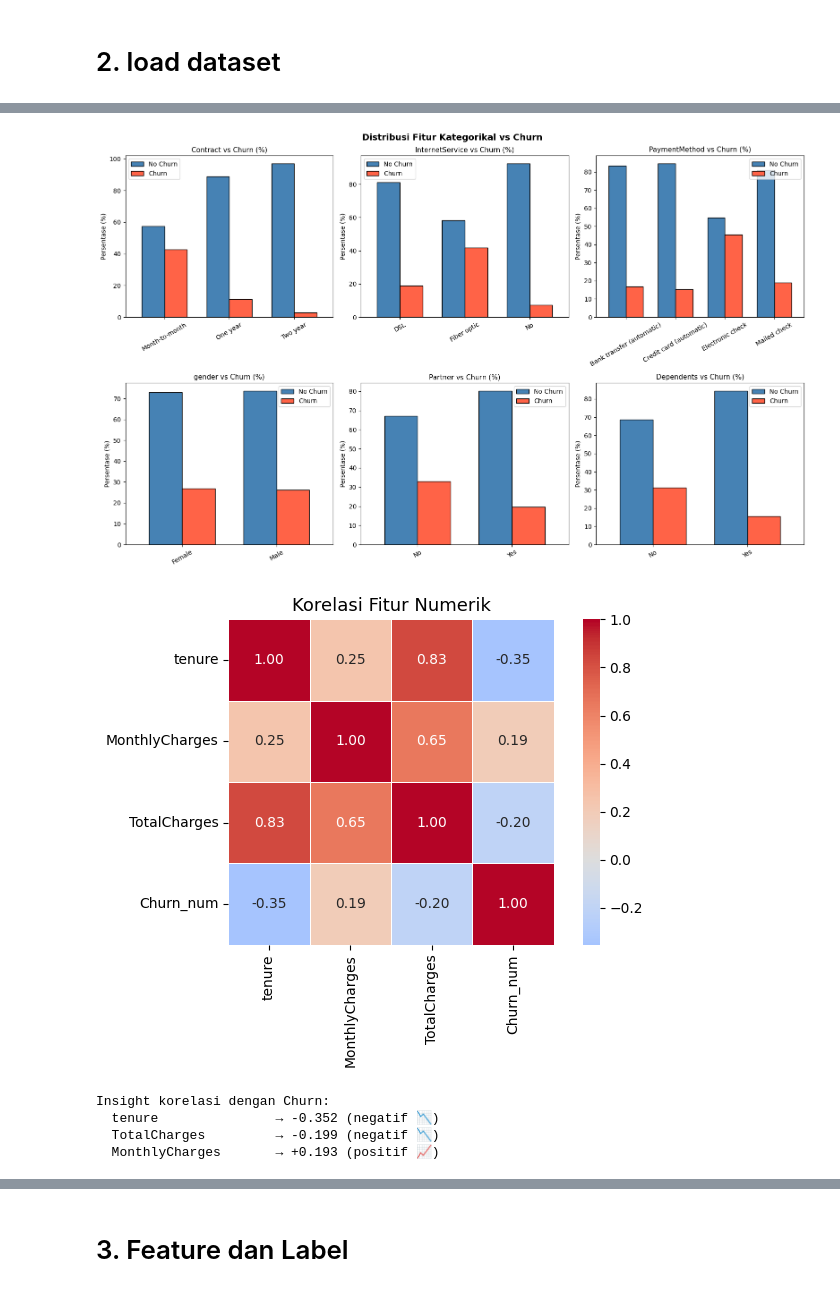
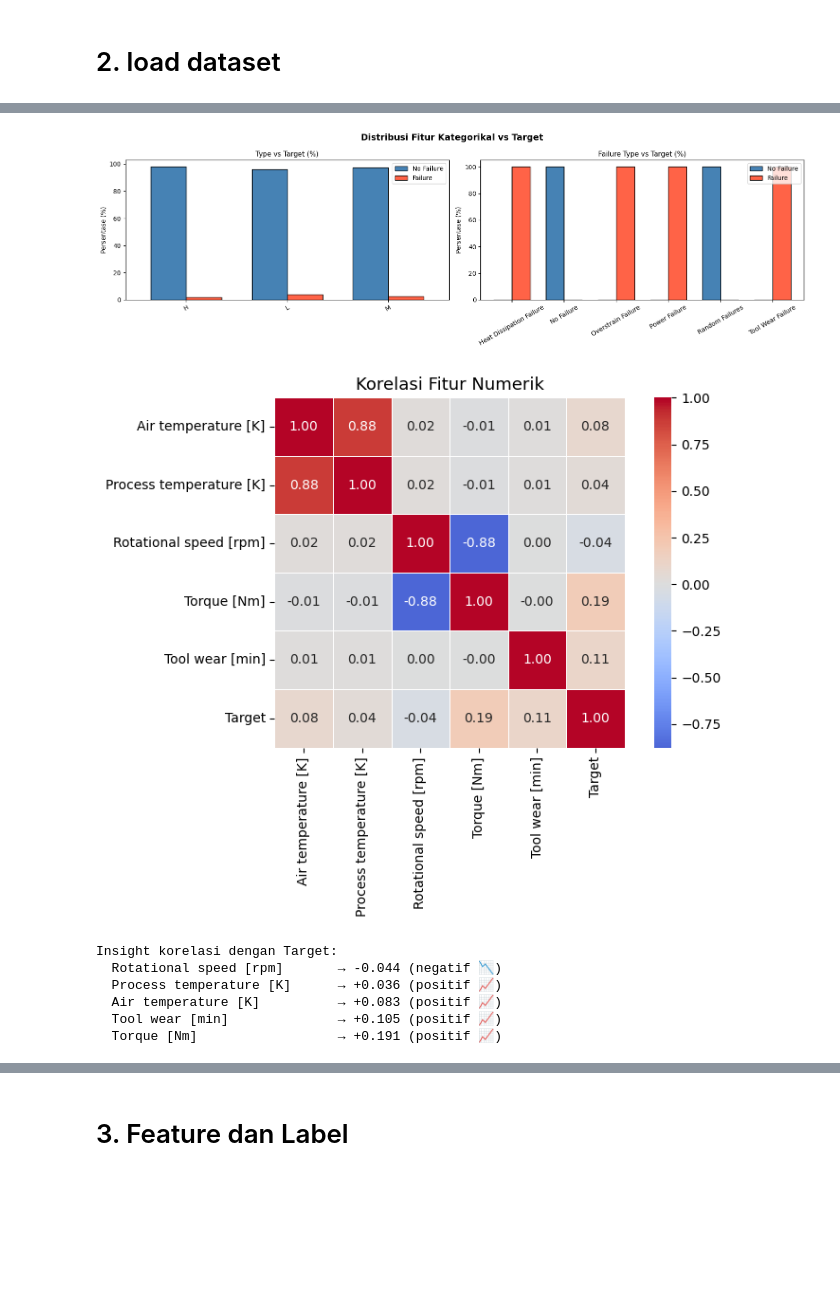
Before and after one commit to Qorrykharismayani/Tugas-Besar-Machine-Learning, a Jupyter notebook: notebooks/model_rf.ipynb, the cells around one changed output, grey strips where cells are left out. Drawn from its saved outputs; the diff is of its cells as text; code cells hidden in the pictures; blank space fills up the shorter version.

```diff
--- a/notebooks/model_rf.ipynb
+++ b/notebooks/model_rf.ipynb
@@ -31,14 +31,14 @@ print("✅ Library siap")
 # %% [markdown]
 # 2. load dataset
 # %%
-df = pd.read_csv('../data/WA_Fn-UseC_-Telco-Customer-Churn.csv')
+df = pd.read_csv('../data/predictive_maintenance.csv')
 
 print("Shape:", df.shape)
 print("\nMissing Values:")
 print(df.isnull().sum())
 print("\nTarget Distribution:")
-print(df['Churn'].value_counts())
+print(df['Target'].value_counts())
 print("\nTarget Ratio:")
-print(df['Churn'].value_counts(normalize=True).round(3))
+print(df['Target'].value_counts(normalize=True).round(3))
 df.head()
 # %% [output]
@@ -114,20 +88,20 @@ None
 # %%
+# Distribusi target & tipe data
+
 fig, axes = plt.subplots(1, 2, figsize=(14, 5))
 
-# Plot 1: Target distribution
-df['Churn'].value_counts().plot(
+df['Target'].value_counts().plot(
     kind='bar', ax=axes[0],
     color=['steelblue', 'tomato'],
     edgecolor='black'
 )
-axes[0].set_title('Distribusi Target (Churn)', fontsize=13)
-axes[0].set_xticklabels(['No Churn (0)', 'Churn (1)'], rotation=0)
+axes[0].set_title('Distribusi Target (Failure)', fontsize=13)
+axes[0].set_xticklabels(['No Failure (0)', 'Failure (1)'], rotation=0)
 axes[0].set_ylabel('Jumlah')
-for i, v in enumerate(df['Churn'].value_counts()):
+for i, v in enumerate(df['Target'].value_counts()):
     axes[0].text(i, v + 30, f'{v:,}\n({v/len(df)*100:.1f}%)',
                  ha='center', fontweight='bold')
 
-# Plot 2: Tipe data per kolom
 dtype_counts = df.dtypes.value_counts()
 dtype_counts.plot(
     kind='bar', ax=axes[1],
@@ -184,37 +156,36 @@ plt.show()
 # %%
-cat_cols_viz = ['Contract', 'InternetService', 'PaymentMethod',
-                'gender', 'Partner', 'Dependents']
+# Distribusi fitur kategorikal vs target
 
-fig, axes = plt.subplots(2, 3, figsize=(16, 10))
-axes = axes.flatten()
+cat_cols_viz = ['Type', 'Failure Type']
+
+fig, axes = plt.subplots(1, 2, figsize=(16, 5))
 
 for i, col in enumerate(cat_cols_viz):
-    ct = pd.crosstab(df[col], df['Churn'], normalize='index') * 100
+    ct = pd.crosstab(df[col], df['Target'], normalize='index') * 100
     ct.plot(
         kind='bar', ax=axes[i],
         color=['steelblue', 'tomato'],
         edgecolor='black', width=0.7
     )
-    axes[i].set_title(f'{col} vs Churn (%)', fontsize=11)
+    axes[i].set_title(f'{col} vs Target (%)', fontsize=11)
     axes[i].set_xlabel('')
     axes[i].set_ylabel('Persentase (%)')
-    axes[i].legend(['No Churn', 'Churn'])
+    axes[i].legend(['No Failure', 'Failure'])
     axes[i].tick_params(axis='x', rotation=30)
 
-plt.suptitle('Distribusi Fitur Kategorikal vs Churn', fontsize=14, fontweight='bold')
+plt.suptitle('Distribusi Fitur Kategorikal vs Target', fontsize=14, fontweight='bold')
 plt.tight_layout()
 plt.show()
 # %% [output]
-[figure, old version]
+[figure, new version]
 # %%
-df_corr = df.copy()
-df_corr['TotalCharges'] = pd.to_numeric(df_corr['TotalCharges'], errors='coerce')
-df_corr['Churn_num']    = (df_corr['Churn'] == 'Yes').astype(int)
+# Korelasi numerik
 
-corr_cols = ['tenure', 'MonthlyCharges', 'TotalCharges', 'Churn_num']
-corr_matrix = df_corr[corr_cols].corr()
+corr_cols = ['Air temperature [K]', 'Process temperature [K]',
+             'Rotational speed [rpm]', 'Torque [Nm]', 'Tool wear [min]', 'Target']
+corr_matrix = df[corr_cols].corr()
 
-fig, ax = plt.subplots(figsize=(7, 5))
+fig, ax = plt.subplots(figsize=(8, 6))
 sns.heatmap(
     corr_matrix,
     annot=True, fmt='.2f',
@@ -226,15 +197,17 @@ ax.set_title('Korelasi Fitur Numerik', fontsize=13)
 plt.tight_layout()
 plt.show()
 
-print("\nInsight korelasi dengan Churn:")
-corr_churn = corr_matrix['Churn_num'].drop('Churn_num').sort_values()
-for col, val in corr_churn.items():
+print("\nInsight korelasi dengan Target:")
+corr_t = corr_matrix['Target'].drop('Target').sort_values()
+for col, val in corr_t.items():
     arah = "positif 📈" if val > 0 else "negatif 📉"
-    print(f"  {col:20s} → {val:+.3f} ({arah})")
+    print(f"  {col:28s} → {val:+.3f} ({arah})")
 # %% [output]
-[figure, old version]
+[figure, new version]
-Insight korelasi dengan Churn:
-  tenure               → -0.352 (negatif 📉)
-  TotalCharges         → -0.199 (negatif 📉)
-  MonthlyCharges       → +0.193 (positif 📈)
+Insight korelasi dengan Target:
+  Rotational speed [rpm]       → -0.044 (negatif 📉)
+  Process temperature [K]      → +0.036 (positif 📈)
+  Air temperature [K]          → +0.083 (positif 📈)
+  Tool wear [min]              → +0.105 (positif 📈)
+  Torque [Nm]                  → +0.191 (positif 📈)
 # %%
```
Also changed, not shown: parts of 19 cells of this notebook, 5 other files.
